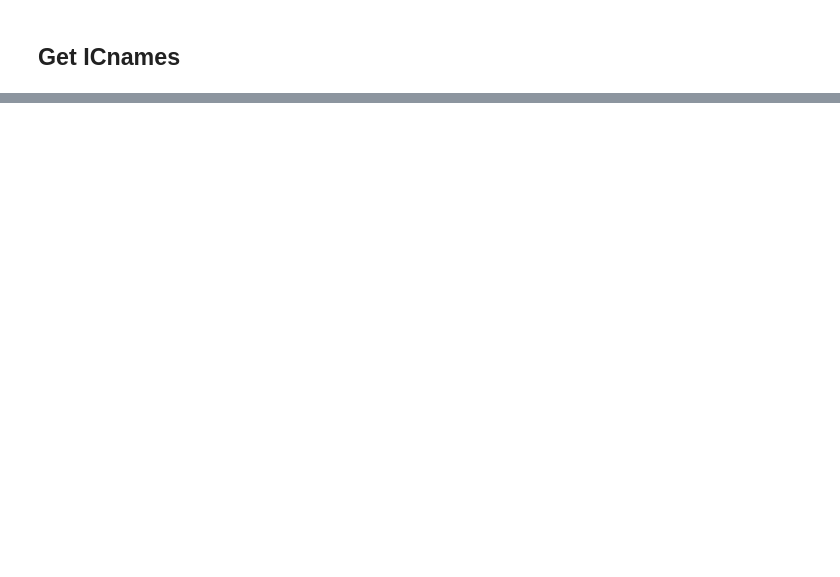
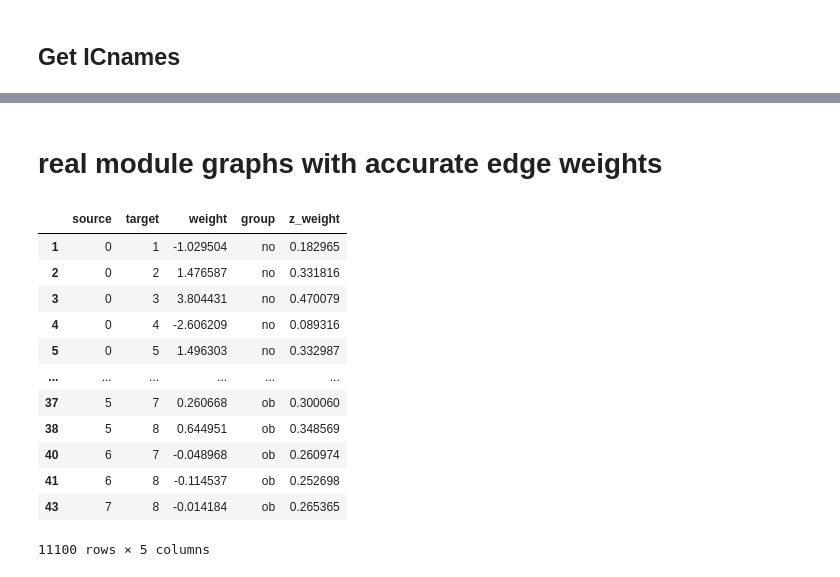
Before and after one commit to grace-shearrer/graph_analysis, a Jupyter notebook: clean_run.ipynb, the cells around one changed output, grey strips where cells are left out. Saved outputs shown, nothing was run; the diff lists cells and outputs as text; code cells hidden in the pictures; blank space fills up the shorter version.

```diff
--- a/clean_run.ipynb
+++ b/clean_run.ipynb
@@ -634,0 +860,10 @@ pth='/Users/gracer/Google Drive/HCP/HCP_graph/1200/brains/color_brain'
+# %%
+for group, graph in subgraph_dict.items():
+    print(group)
+    writepath = os.path.join(pth,'%s_mod_colors.txt'%(group))
+    f = open(writepath, "w")
+    for IC, dat in dict(graph['modules']['graph'].nodes(data = True)).items():
+        mod=dat['modules']
+        f.write('LABEL_%i\n'%(IC+1))
+        f.write('%i %i %i %i %i\n'%(IC+1, mod_colors[mod][0], mod_colors[mod][1], mod_colors[mod][2], mod_colors[mod][3]))
+    f.close()
@@ -669,12 +892,19 @@ no
 # %%
 import subprocess
 import glob
-for x in glob.glob(os.path.join(pth,'*.txt')):
+for x in glob.glob(os.path.join(pth,'*_SUBmod*_colors.txt')):
     name=x.split('.')[0]
     cmd = ['wb_command', '-cifti-label-import', '%s'%(os.path.join(pth,'melodic_IC_ftb_copy.dlabel.nii')), '%s'%(os.path.join(pth,'%s'%x)),'%s'%(os.path.join(pth, '%s.dlabel.nii'%name)), '-discard-others']
     process=subprocess.Popen(cmd, stdout=subprocess.PIPE, stderr=subprocess.PIPE)
     stdout, stderr = process.communicate()
     process.wait()
+# %%
+for x in glob.glob(os.path.join(pth,'*.txt')):
+    name=x.split('.')[0]
+    cmd = ['wb_command', '-cifti-label-import', '%s'%(os.path.join(pth,'melodic_IC_ftb_copy.dlabel.nii')), '%s'%(os.path.join(pth,'%s'%x)),'%s'%(os.path.join(pth, '%s.dlabel.nii'%name)), '-discard-others']
+    process=subprocess.Popen(cmd, stdout=subprocess.PIPE, stderr=subprocess.PIPE)
+    stdout, stderr = process.communicate()
+    process.wait()
 # %% [markdown]
 ## Get ICnames
 # %%
@@ -684,0 +931,7 @@ for x,y in nx.get_node_attributes(g, 'labels').items():
+# %%
+tmp_dict = {'no':{}, 'ov': {}, 'ob': {}}
+for group, dat in save_dict['NR'].items():
+    print(group)
+    x=an.cal_edges(dat['comm_graph'], basepath, group)
+    tmp_dict[group]=pd.concat(list(x.values()))
+sub_comm_edge_df=pd.concat(list(tmp_dict.values()))
@@ -684,0 +957,18 @@ for x,y in nx.get_node_attributes(g, 'labels').items():
+# %% [markdown]
+# real module graphs with accurate edge weights
+# %%
+sub_comm_edge_df
+# %% [output]
+|  | source | target | weight | group | z_weight |
+| 1 | 0 | 1 | -1.029504 | no | 0.182965 |
+| 2 | 0 | 2 | 1.476587 | no | 0.331816 |
+| 3 | 0 | 3 | 3.804431 | no | 0.470079 |
+| 4 | 0 | 4 | -2.606209 | no | 0.089316 |
+| 5 | 0 | 5 | 1.496303 | no | 0.332987 |
+| ... | ... | ... | ... | ... | ... |
+| 37 | 5 | 7 | 0.260668 | ob | 0.300060 |
+| 38 | 5 | 8 | 0.644951 | ob | 0.348569 |
+| 40 | 6 | 7 | -0.048968 | ob | 0.260974 |
+| 41 | 6 | 8 | -0.114537 | ob | 0.252698 |
+| 43 | 7 | 8 | -0.014184 | ob | 0.265365 |
+11100 rows × 5 columns
```
Also changed, not shown: parts of 40 cells of this notebook, 7 other files.
